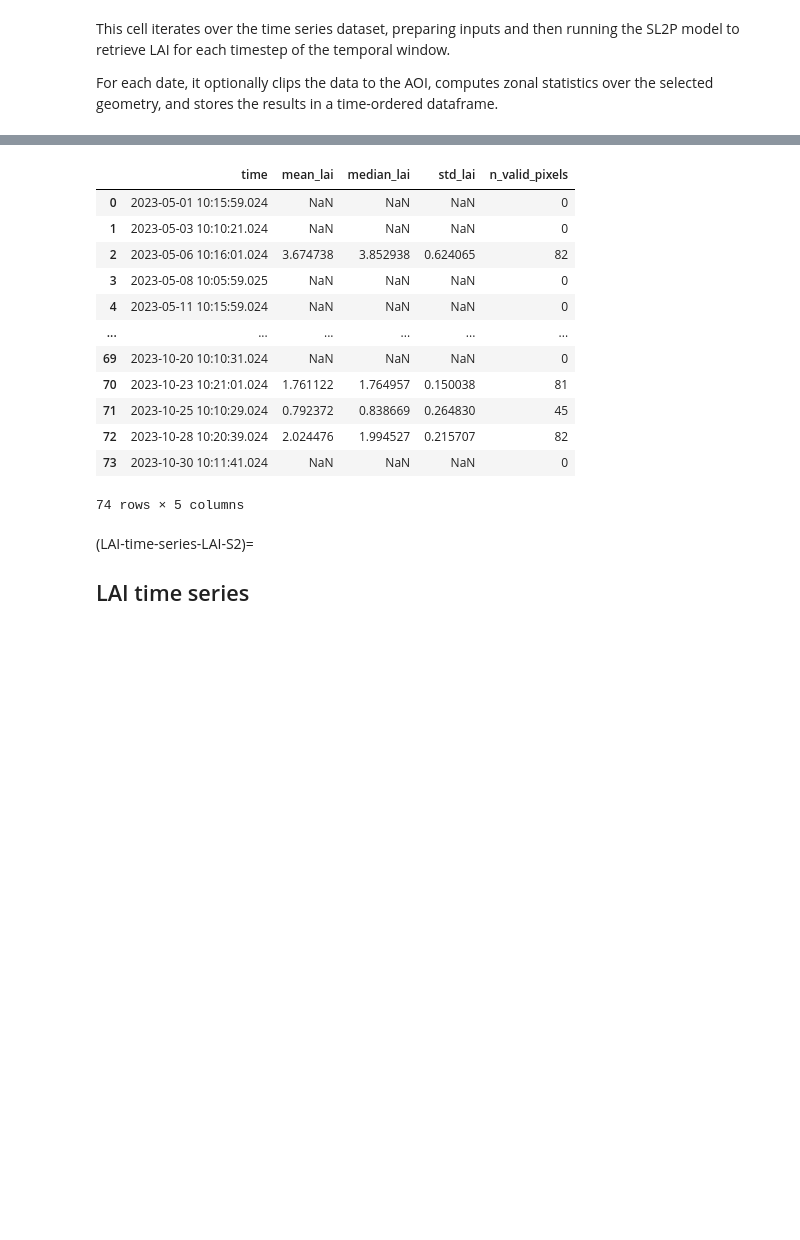
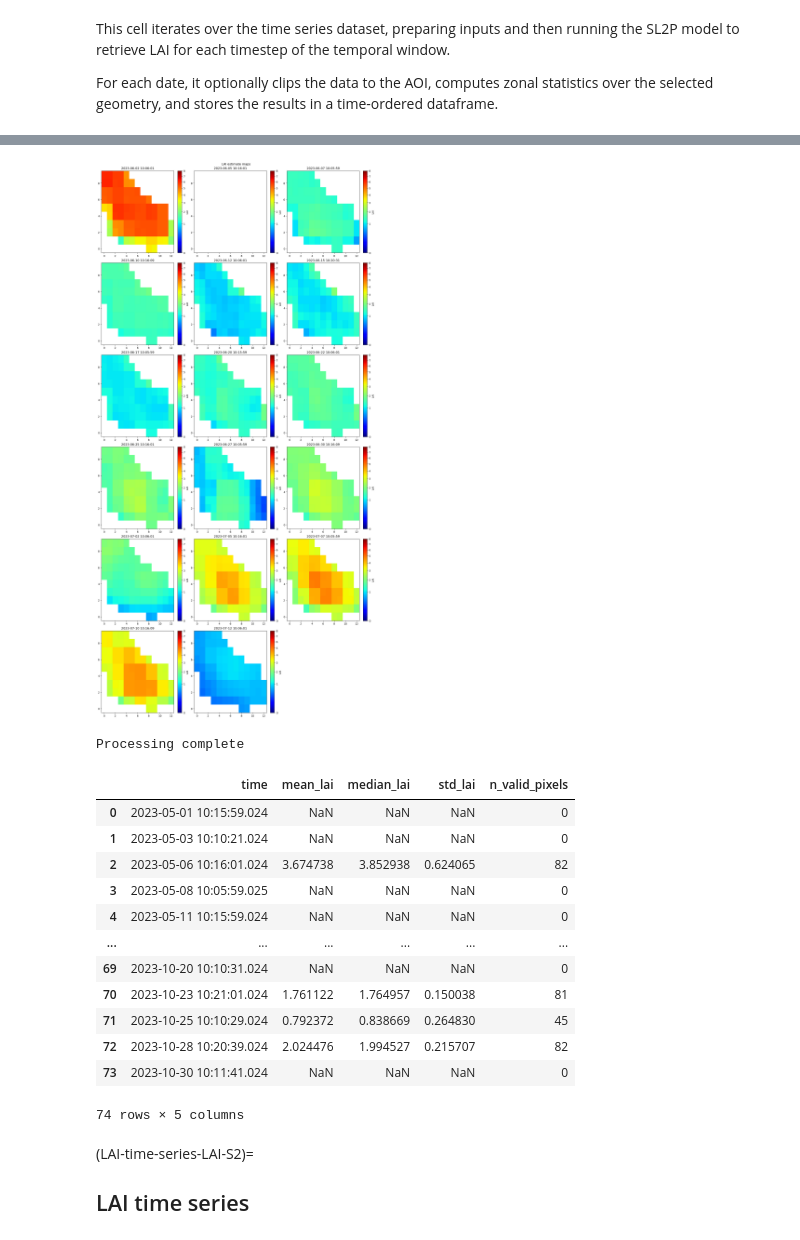
Before and after one commit to EOPF-Sample-Service/eopf-sample-notebooks, a Jupyter notebook: notebooks/Sentinel-2/SL2P_LAI_retrieval.ipynb, the cells around one changed output, grey strips where cells are left out. Drawn from its saved outputs; the diff is of its cells as text; code cells hidden in the pictures; blank space fills up the shorter version.

```diff
--- a/notebooks/Sentinel-2/SL2P_LAI_retrieval.ipynb
+++ b/notebooks/Sentinel-2/SL2P_LAI_retrieval.ipynb
@@ -383,8 +423,12 @@ lai_stats_rows = []
 stats_geometry = None
 stats_geometry_crs = None
 
+plot_start = pd.Timestamp("2023-06-01")
+plot_end = pd.Timestamp("2023-07-15")
 
-for idx, t in enumerate(ds_time_series.time, start=1):
+maps_to_plot = []
+
+for idx, t in enumerate(sorted(ds_time_series.time.values), start=1):
     start = time.time()
     time_value = pd.to_datetime(t.item(), utc=True).tz_localize(None)
     time_label = time_value.strftime("%Y-%m-%d %H:%M:%S")
@@ -414,7 +458,17 @@ for idx, t in enumerate(ds_time_series.time, start=1):
             category=RuntimeWarning,
         )
         varmap = SL2P.SL2P(sl2p_inp, variableName, imageCollectionName, method)
+
     varmap_ds = varmap_to_dataset(varmap, template=ds, profile=profile)
+
+    ############################
+    # Store only selected dates for plotting later
+    if plot_start <= time_value <= plot_end:
+        valid_estimate = varmap_ds[variableName].where(
+            varmap_ds["sl2p_outputFlag"] == 0
+        )
+
+        maps_to_plot.append({"time_label": time_label, "data": valid_estimate.copy()})
     ############################
 
     # Here we check if the geometry for zonal stats is in the same CRS as the SL2P output.
@@ -441,6 +495,32 @@ for idx, t in enumerate(ds_time_series.time, start=1):
     del ds, sl2p_inp, varmap, varmap_ds
     gc.collect()
 
+#############################
+if maps_to_plot:
+    ncols = 3
+    nrows = math.ceil(len(maps_to_plot) / ncols)
+
+    fig, axes = plt.subplots(
+        nrows, ncols, figsize=(15, 5 * nrows), constrained_layout=True
+    )
+    axes = np.ravel(axes)
+
+    norm = colors.PowerNorm(gamma=0.5, vmin=0, vmax=8)
+
+    for ax, item in zip(axes, maps_to_plot):
+        item["data"].plot(
+            ax=ax, cmap="jet", norm=norm, cbar_kwargs={"label": variableName}
+        )
+        ax.set(title=item["time_label"], xlabel="", ylabel="")
+
+    for ax in axes[len(maps_to_plot) :]:
+        ax.axis("off")
+
+    plt.suptitle(f"{variableName} estimate maps")
+    plt.show()
+#############################
+
+
 lai_stats_df = pd.DataFrame(lai_stats_rows).sort_values("time").reset_index(drop=True)
 print("Processing complete")
 lai_stats_df
@@ -465,3 +545,5 @@ Processing complete
+[figure, added]
+Processing complete
 |  | time | mean_lai | median_lai | std_lai | n_valid_pixels |
 | 0 | 2023-05-01 10:15:59.024 | NaN | NaN | NaN | 0 |
 | 1 | 2023-05-03 10:10:21.024 | NaN | NaN | NaN | 0 |
@@ -474,7 +556,7 @@ Processing complete
 | 71 | 2023-10-25 10:10:29.024 | 0.792372 | 0.838669 | 0.264830 | 45 |
 | 72 | 2023-10-28 10:20:39.024 | 2.024476 | 1.994527 | 0.215707 | 82 |
 | 73 | 2023-10-30 10:11:41.024 | NaN | NaN | NaN | 0 |
-74 rows × 5 columns
+74 rows × 5 columns
 # %% [markdown]
 (LAI-time-series-LAI-S2)=
 
```
Also changed, not shown: parts of 8 cells of this notebook.
